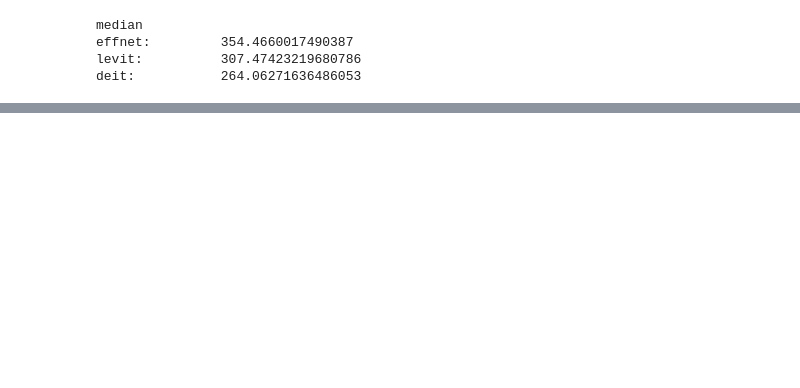
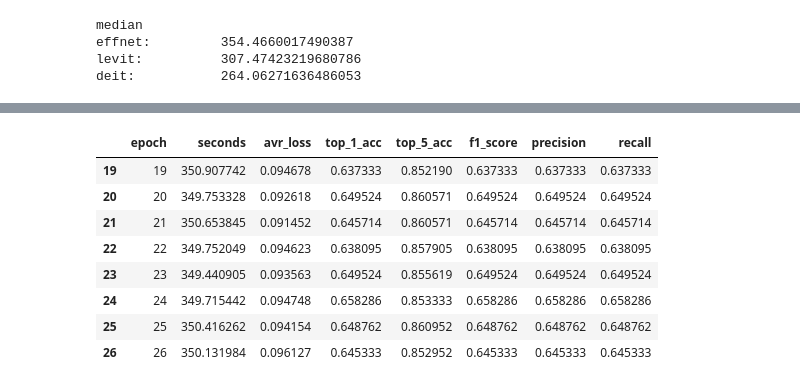
Before and after one commit to SimonKmr/DeitProject, a Jupyter notebook: analysis/notebooks/Logs.ipynb, the cells around one changed output, grey strips where cells are left out. Cells and saved outputs as stored; diff of their text form; code cells hidden in the pictures; blank space fills up the shorter version.

```diff
--- a/analysis/notebooks/Logs.ipynb
+++ b/analysis/notebooks/Logs.ipynb
@@ -141,0 +224,12 @@ plt.
+# %%
+effnet_npt.tail(8)
+# %% [output]
+|  | epoch | seconds | avr_loss | top_1_acc | top_5_acc | f1_score | precision | recall |
+| 19 | 19 | 350.907742 | 0.094678 | 0.637333 | 0.852190 | 0.637333 | 0.637333 | 0.637333 |
+| 20 | 20 | 349.753328 | 0.092618 | 0.649524 | 0.860571 | 0.649524 | 0.649524 | 0.649524 |
+| 21 | 21 | 350.653845 | 0.091452 | 0.645714 | 0.860571 | 0.645714 | 0.645714 | 0.645714 |
+| 22 | 22 | 349.752049 | 0.094623 | 0.638095 | 0.857905 | 0.638095 | 0.638095 | 0.638095 |
+| 23 | 23 | 349.440905 | 0.093563 | 0.649524 | 0.855619 | 0.649524 | 0.649524 | 0.649524 |
+| 24 | 24 | 349.715442 | 0.094748 | 0.658286 | 0.853333 | 0.658286 | 0.658286 | 0.658286 |
+| 25 | 25 | 350.416262 | 0.094154 | 0.648762 | 0.860952 | 0.648762 | 0.648762 | 0.648762 |
+| 26 | 26 | 350.131984 | 0.096127 | 0.645333 | 0.852952 | 0.645333 | 0.645333 | 0.645333 |
```
Also changed, not shown: parts of 23 cells of this notebook, 19 other files.
